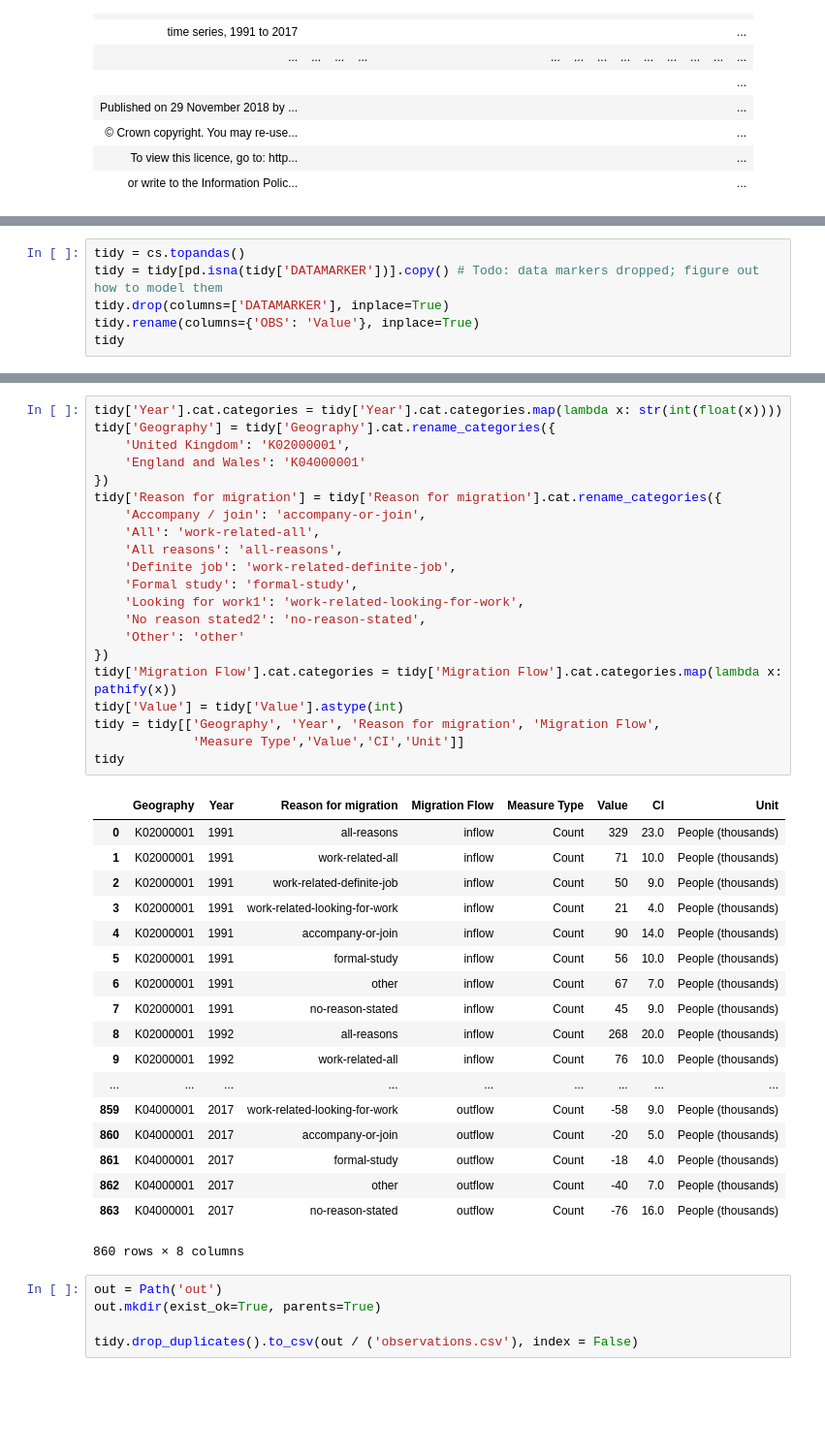
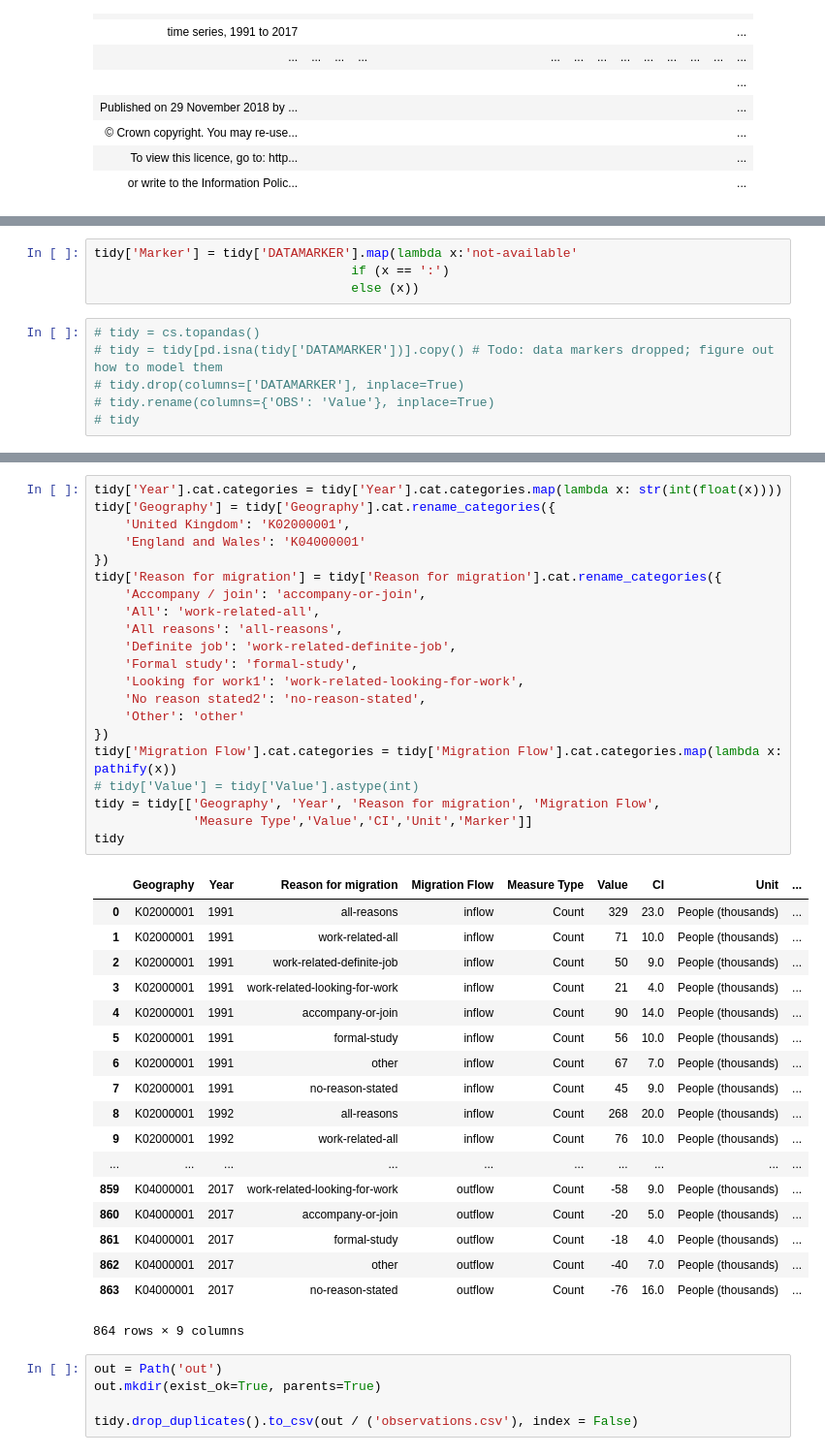
Before and after one commit to GSS-Cogs/ONS-LTIM-Reason-for-Migration, a Jupyter notebook: main.ipynb, the cells around one changed output, grey strips where cells are left out. Shown at 97% size. Cells and saved outputs as stored; diff of their text form; blank space fills up the shorter version.

Commit message:
Data Marker

```diff
--- a/main.ipynb
+++ b/main.ipynb
@@ -58,6 +81,10 @@ Table 2.04
+# %%
+tidy['Marker'] = tidy['DATAMARKER'].map(lambda x:'not-available'
+                                  if (x == ':')
+                                  else (x))
 # %%
-tidy = cs.topandas()
-tidy = tidy[pd.isna(tidy['DATAMARKER'])].copy() # Todo: data markers dropped; figure out how to model them
-tidy.drop(columns=['DATAMARKER'], inplace=True)
-tidy.rename(columns={'OBS': 'Value'}, inplace=True)
-tidy
+# tidy = cs.topandas()
+# tidy = tidy[pd.isna(tidy['DATAMARKER'])].copy() # Todo: data markers dropped; figure out how to model them
+# tidy.drop(columns=['DATAMARKER'], inplace=True)
+# tidy.rename(columns={'OBS': 'Value'}, inplace=True)
+# tidy
@@ -109,43 +118,43 @@ Index(['People (thousands)'], dtype='object')
 # %%
 tidy['Year'].cat.categories = tidy['Year'].cat.categories.map(lambda x: str(int(float(x))))
 tidy['Geography'] = tidy['Geography'].cat.rename_categories({
     'United Kingdom': 'K02000001',
     'England and Wales': 'K04000001'
 })
 tidy['Reason for migration'] = tidy['Reason for migration'].cat.rename_categories({
     'Accompany / join': 'accompany-or-join',
     'All': 'work-related-all',
     'All reasons': 'all-reasons',
     'Definite job': 'work-related-definite-job',
     'Formal study': 'formal-study',
     'Looking for work1': 'work-related-looking-for-work',
     'No reason stated2': 'no-reason-stated',
     'Other': 'other'
 })
 tidy['Migration Flow'].cat.categories = tidy['Migration Flow'].cat.categories.map(lambda x: pathify(x))
-tidy['Value'] = tidy['Value'].astype(int)
+# tidy['Value'] = tidy['Value'].astype(int)
 tidy = tidy[['Geography', 'Year', 'Reason for migration', 'Migration Flow',
-             'Measure Type','Value','CI','Unit']]
+             'Measure Type','Value','CI','Unit','Marker']]
 tidy
 # %% [output]
-|  | Geography | Year | Reason for migration | Migration Flow | Measure Type | Value | CI | Unit |
-| 0 | K02000001 | 1991 | all-reasons | inflow | Count | 329 | 23.0 | People (thousands) |
-| 1 | K02000001 | 1991 | work-related-all | inflow | Count | 71 | 10.0 | People (thousands) |
-| 2 | K02000001 | 1991 | work-related-definite-job | inflow | Count | 50 | 9.0 | People (thousands) |
-| 3 | K02000001 | 1991 | work-related-looking-for-work | inflow | Count | 21 | 4.0 | People (thousands) |
-| 4 | K02000001 | 1991 | accompany-or-join | inflow | Count | 90 | 14.0 | People (thousands) |
-| 5 | K02000001 | 1991 | formal-study | inflow | Count | 56 | 10.0 | People (thousands) |
-| 6 | K02000001 | 1991 | other | inflow | Count | 67 | 7.0 | People (thousands) |
-| 7 | K02000001 | 1991 | no-reason-stated | inflow | Count | 45 | 9.0 | People (thousands) |
-| 8 | K02000001 | 1992 | all-reasons | inflow | Count | 268 | 20.0 | People (thousands) |
-| 9 | K02000001 | 1992 | work-related-all | inflow | Count | 76 | 10.0 | People (thousands) |
-| ... | ... | ... | ... | ... | ... | ... | ... | ... |
-| 859 | K04000001 | 2017 | work-related-looking-for-work | outflow | Count | -58 | 9.0 | People (thousands) |
-| 860 | K04000001 | 2017 | accompany-or-join | outflow | Count | -20 | 5.0 | People (thousands) |
-| 861 | K04000001 | 2017 | formal-study | outflow | Count | -18 | 4.0 | People (thousands) |
-| 862 | K04000001 | 2017 | other | outflow | Count | -40 | 7.0 | People (thousands) |
-| 863 | K04000001 | 2017 | no-reason-stated | outflow | Count | -76 | 16.0 | People (thousands) |
+|  | Geography | Year | Reason for migration | Migration Flow | Measure Type | Value | CI | Unit | ... |
+| 0 | K02000001 | 1991 | all-reasons | inflow | Count | 329 | 23.0 | People (thousands) | ... |
+| 1 | K02000001 | 1991 | work-related-all | inflow | Count | 71 | 10.0 | People (thousands) | ... |
+| 2 | K02000001 | 1991 | work-related-definite-job | inflow | Count | 50 | 9.0 | People (thousands) | ... |
+| 3 | K02000001 | 1991 | work-related-looking-for-work | inflow | Count | 21 | 4.0 | People (thousands) | ... |
+| 4 | K02000001 | 1991 | accompany-or-join | inflow | Count | 90 | 14.0 | People (thousands) | ... |
+| 5 | K02000001 | 1991 | formal-study | inflow | Count | 56 | 10.0 | People (thousands) | ... |
+| 6 | K02000001 | 1991 | other | inflow | Count | 67 | 7.0 | People (thousands) | ... |
+| 7 | K02000001 | 1991 | no-reason-stated | inflow | Count | 45 | 9.0 | People (thousands) | ... |
+| 8 | K02000001 | 1992 | all-reasons | inflow | Count | 268 | 20.0 | People (thousands) | ... |
+| 9 | K02000001 | 1992 | work-related-all | inflow | Count | 76 | 10.0 | People (thousands) | ... |
+| ... | ... | ... | ... | ... | ... | ... | ... | ... | ... |
+| 859 | K04000001 | 2017 | work-related-looking-for-work | outflow | Count | -58 | 9.0 | People (thousands) | ... |
+| 860 | K04000001 | 2017 | accompany-or-join | outflow | Count | -20 | 5.0 | People (thousands) | ... |
+| 861 | K04000001 | 2017 | formal-study | outflow | Count | -18 | 4.0 | People (thousands) | ... |
+| 862 | K04000001 | 2017 | other | outflow | Count | -40 | 7.0 | People (thousands) | ... |
+| 863 | K04000001 | 2017 | no-reason-stated | outflow | Count | -76 | 16.0 | People (thousands) | ... |
-860 rows × 8 columns
+864 rows × 9 columns
 # %%
 out = Path('out')
 out.mkdir(exist_ok=True, parents=True)
```
Also changed, not shown: parts of 3 cells of this notebook.
